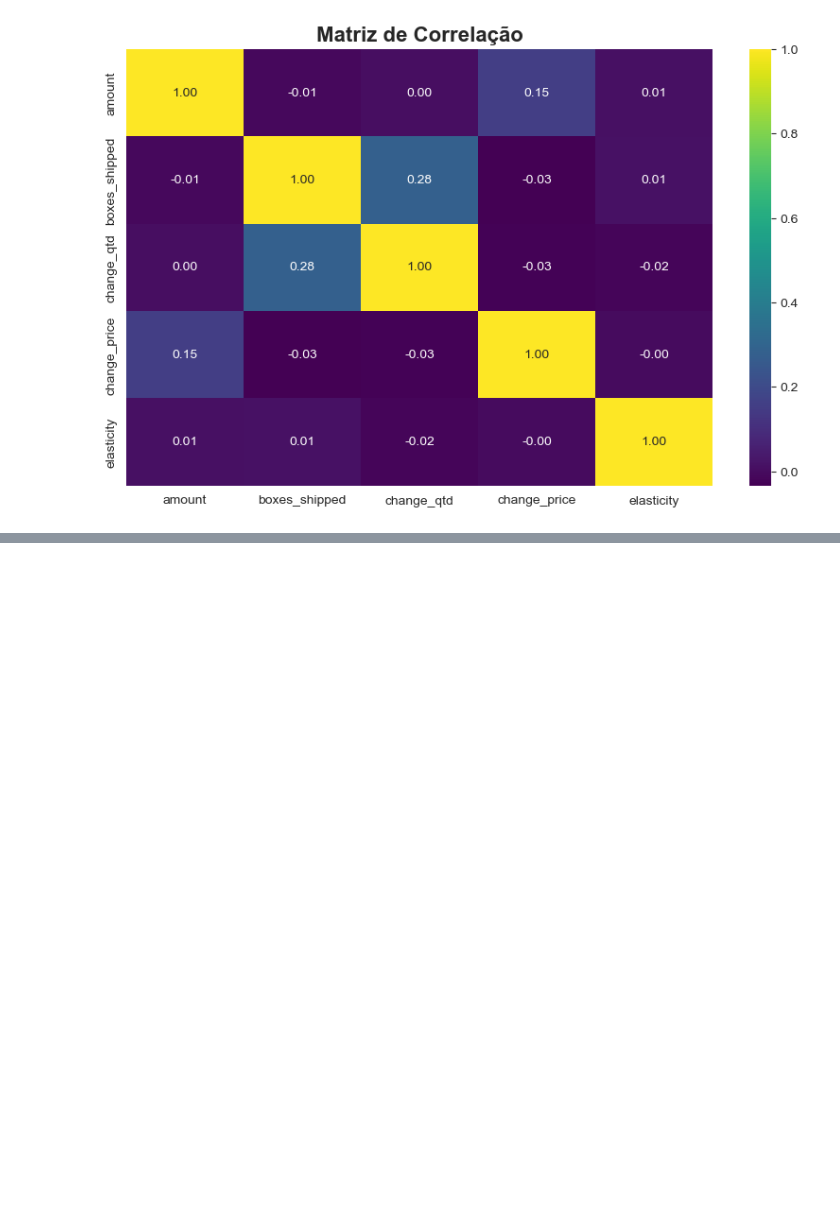
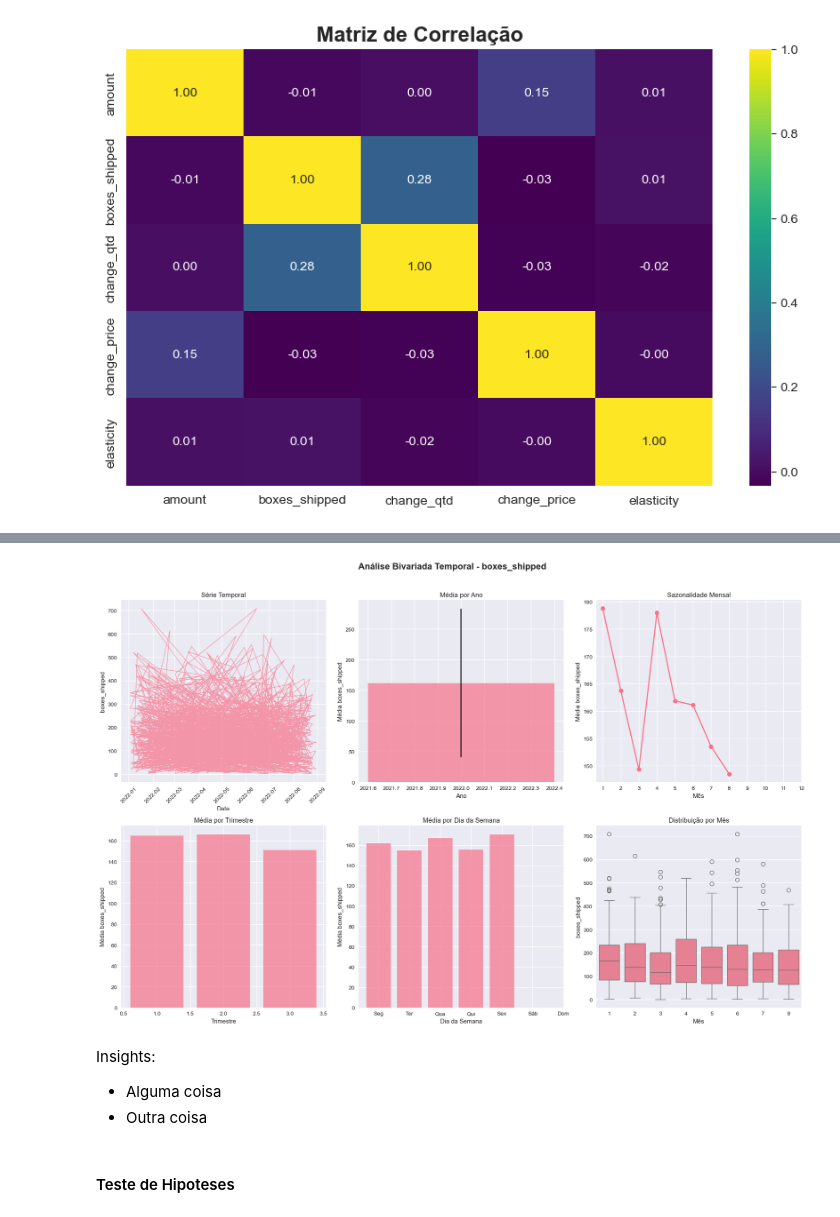
Before and after one commit to MatheusFran/ElasticidadePreco, a Jupyter notebook: notebooks/0.01-EDA.ipynb, the cells around one changed output, grey strips where cells are left out. Saved outputs shown, nothing was run; the diff lists cells and outputs as text; code cells hidden in the pictures; blank space fills up the shorter version.

```diff
--- a/notebooks/0.01-EDA.ipynb
+++ b/notebooks/0.01-EDA.ipynb
@@ -483,0 +320,72 @@ plt.show()
+# %%
+date_col = 'date'
+target_col = 'boxes_shipped' # nome da variável alvo
+
+# Criar features temporais
+df['year'] = df[date_col].dt.year
+df['month'] = df[date_col].dt.month
+df['quarter'] = df[date_col].dt.quarter
+df['day_of_week'] = df[date_col].dt.dayofweek
+df['day_of_month'] = df[date_col].dt.day
+df['week_of_year'] = df[date_col].dt.isocalendar().week
+
+fig, axes = plt.subplots(2, 3, figsize=(18, 12))
+fig.suptitle(f'Análise Bivariada Temporal - {target_col}', fontsize=16, fontweight='bold')
+
+# 1. Série temporal
+axes[0, 0].plot(df[date_col], df[target_col], alpha=0.7, linewidth=1)
+axes[0, 0].set_title('Série Temporal')
+axes[0, 0].set_xlabel('Data')
+axes[0, 0].set_ylabel(target_col)
+axes[0, 0].tick_params(axis='x', rotation=45)
+
+# 2. Por Ano
+yearly_stats = df.groupby('year')[target_col].agg(['mean', 'std']).reset_index()
+axes[0, 1].bar(yearly_stats['year'], yearly_stats['mean'],
+               yerr=yearly_stats['std'], capsize=5, alpha=0.7)
+axes[0, 1].set_title('Média por Ano')
+axes[0, 1].set_xlabel('Ano')
+axes[0, 1].set_ylabel(f'Média {target_col}')
+
+# 3. Por Mês
+monthly_stats = df.groupby('month')[target_col].mean().reset_index()
+axes[0, 2].plot(monthly_stats['month'], monthly_stats[target_col],
+                marker='o', linewidth=2, markersize=8)
+axes[0, 2].set_title('Sazonalidade Mensal')
+axes[0, 2].set_xlabel('Mês')
+axes[0, 2].set_ylabel(f'Média {target_col}')
+axes[0, 2].set_xticks(range(1, 13))
+
+# 4. Por Trimestre
+quarterly_stats = df.groupby('quarter')[target_col].mean().reset_index()
+axes[1, 0].bar(quarterly_stats['quarter'], quarterly_stats[target_col], alpha=0.7)
+axes[1, 0].set_title('Média por Trimestre')
+axes[1, 0].set_xlabel('Trimestre')
+axes[1, 0].set_ylabel(f'Média {target_col}')
+
+# 5. Por Dia da Semana
+weekday_stats = df.groupby('day_of_week')[target_col].mean().reset_index()
+days = ['Seg', 'Ter', 'Qua', 'Qui', 'Sex', 'Sáb', 'Dom']
+axes[1, 1].bar(weekday_stats['day_of_week'], weekday_stats[target_col], alpha=0.7)
+axes[1, 1].set_title('Média por Dia da Semana')
+axes[1, 1].set_xlabel('Dia da Semana')
+axes[1, 1].set_ylabel(f'Média {target_col}')
+axes[1, 1].set_xticks(range(7))
+axes[1, 1].set_xticklabels(days)
+
+# 6. Boxplot por Mês
+sns.boxplot(data=df, x='month', y=target_col, ax=axes[1, 2])
+axes[1, 2].set_title('Distribuição por Mês')
+axes[1, 2].set_xlabel('Mês')
+axes[1, 2].set_ylabel(target_col)
+
+plt.tight_layout(rect=[0, 0, 1, 0.96])  # Não deixa o suptitle sobrepor
+plt.show()
+# %% [output]
+[figure, added]
+# %% [markdown]
+Insights:
+- Alguma coisa
+- Outra coisa
+# %% [markdown]
+#### Teste de Hipoteses
```
Also changed, not shown: parts of 28 cells of this notebook, 1 other file.
